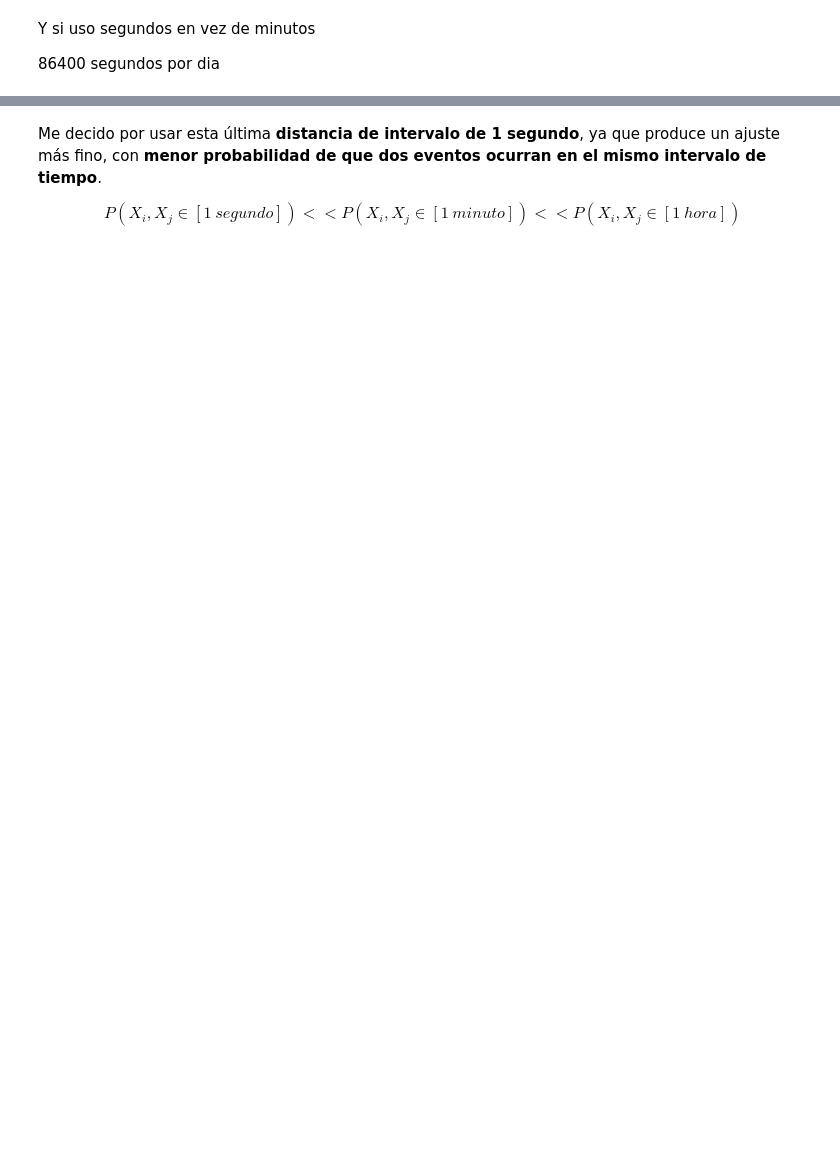
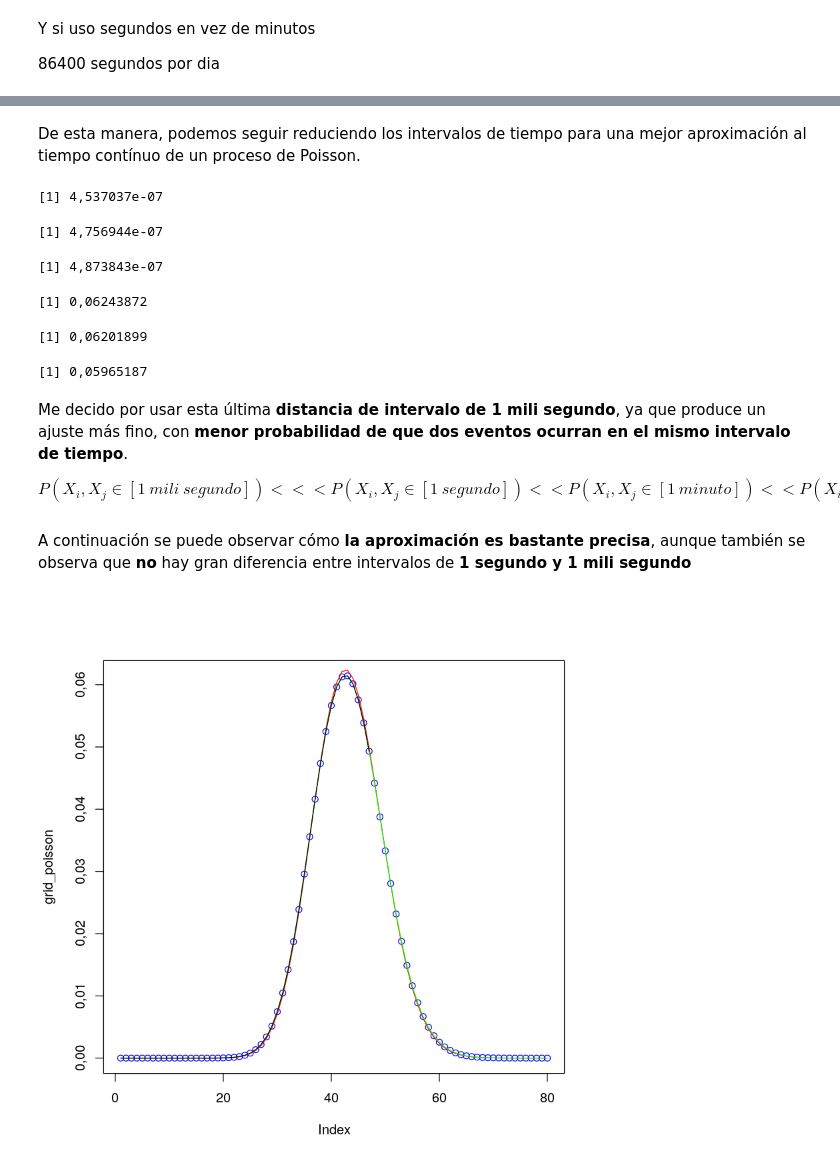
Before and after one commit to LecJackS/Probabilidades-y-Estadistica-2019-2doC, a Jupyter notebook: Practica 7 (nueva) - Ejercicio 5.ipynb, the cells around one changed output, grey strips where cells are left out. Drawn from its saved outputs; the diff is of its cells as text; code cells hidden in the pictures; blank space fills up the shorter version.

Commit message:
observaciones a ejercicio 5

```diff
--- a/Practica 7 (nueva) - Ejercicio 5.ipynb
+++ b/Practica 7 (nueva) - Ejercicio 5.ipynb
@@ -169,0 +156,9 @@ binomialPMF(86400, p_hat_n100, 40)
+# %%
+# Probas estimadas en segundos por dia
+p_hat_n5_seg <- theta_n5 / (24*60*60)
+p_hat_n50_seg <- theta_n50 / (24*60*60)
+p_hat_n100_seg <- theta_n100 / (24*60*60)
+
+p_hat_n5_seg
+p_hat_n50_seg
+p_hat_n100_seg
@@ -170,4 +177,47 @@ binomialPMF(86400, p_hat_n100, 40)
+# %% [markdown]
+De esta manera, podemos seguir reduciendo los intervalos de tiempo para una mejor aproximación al tiempo contínuo de un proceso de Poisson.
+# %%
+# Probas estimadas en mili segundos
+p_hat_n5_ms <- theta_n5 / (24*60*60*1000)
+p_hat_n50_ms <- theta_n50 / (24*60*60*1000)
+p_hat_n100_ms <- theta_n100 / (24*60*60*1000)
+
+p_hat_n5_ms
+p_hat_n50_ms
+p_hat_n100_ms
+# %% [output]
+[1] 4,537037e-07
+[1] 4,756944e-07
+[1] 4,873843e-07
+# %%
+binomialPMF(24*60*60*1000, p_hat_n5_ms, 40)
+binomialPMF(24*60*60*1000, p_hat_n50_ms, 40)
+binomialPMF(24*60*60*1000, p_hat_n100_ms, 40)
+# %% [output]
+[1] 0,06243872
+[1] 0,06201899
+[1] 0,05965187
 # %% [markdown]
-Me decido por usar esta última **distancia de intervalo de 1 segundo**, ya que produce un ajuste más fino, con **menor probabilidad de que dos eventos ocurran en el mismo intervalo de tiempo**.
+Me decido por usar esta última **distancia de intervalo de 1 mili segundo**, ya que produce un ajuste más fino, con **menor probabilidad de que dos eventos ocurran en el mismo intervalo de tiempo**.
 
-$$P(X_i, X_j \in [1 \ segundo]) << P(X_i, X_j \in [1 \ minuto]) << P(X_i, X_j \in [1 \ hora])$$
+$$P(X_i, X_j \in [1 \ mili \ segundo]) <<< P(X_i, X_j \in [1 \ segundo]) << P(X_i, X_j \in [1 \ minuto]) << P(X_i, X_j \in [1 \ hora])$$
+# %% [markdown]
+A continuación se puede observar cómo **la aproximación es bastante precisa**, aunque también se observa que **no** hay gran diferencia entre intervalos de **1 segundo y 1 mili segundo**
+# %%
+grid_binom_min <- numeric(80)
+grid_binom_seg <- numeric(80)
+grid_binom_ms <- numeric(80)
+
+for(k in 0:79){
+    grid_binom_min[k+1] <- binomialPMF(24*60, p_hat_n100_min, k)
+    grid_binom_seg[k+1] <- binomialPMF(24*60*60, p_hat_n100_seg, k)
+    grid_binom_ms[k+1] <- binomialPMF(24*60*60*1000, p_hat_n100_ms, k)
+}
+
+# Comparo plots
+plot(grid_poisson, col='blue')
+lines(grid_binom_min, col='red')
+lines(grid_binom_seg, col='green')
+lines(grid_binom_ms, col='black')
+# %% [output]
+[figure, added]
```
Also changed, not shown: parts of 17 cells of this notebook.
